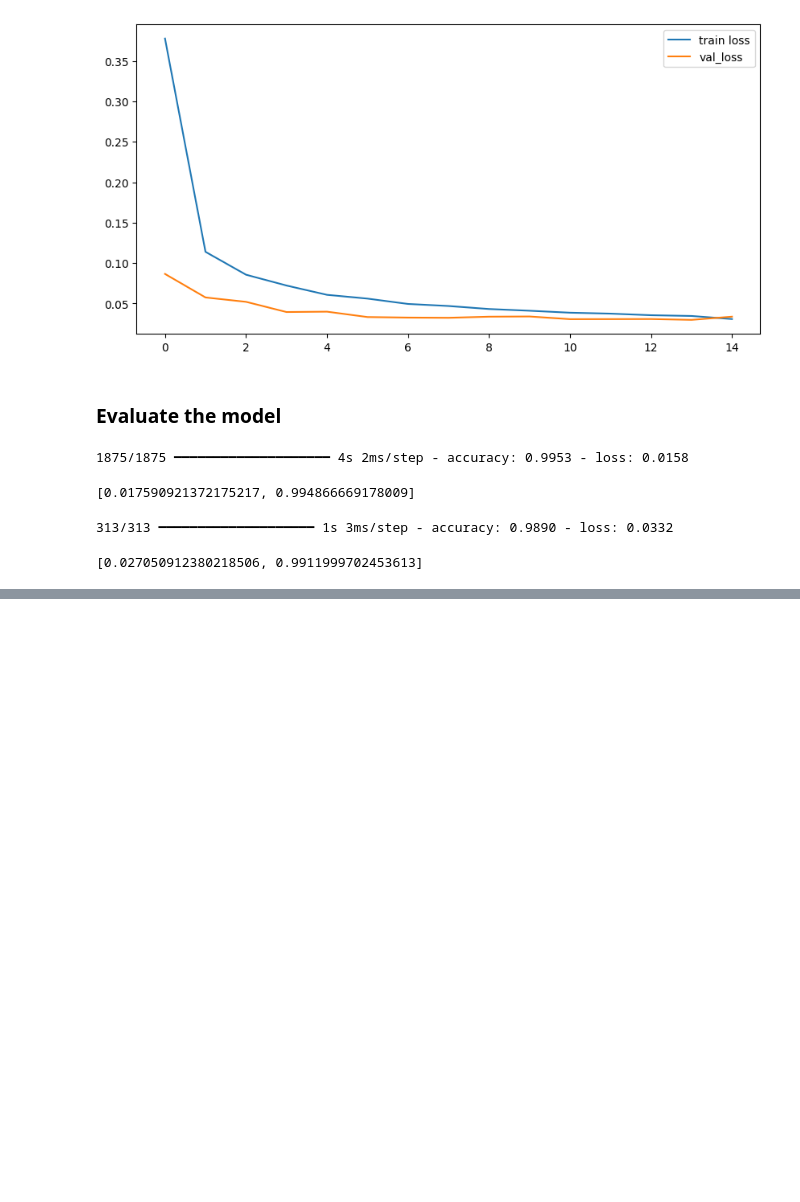
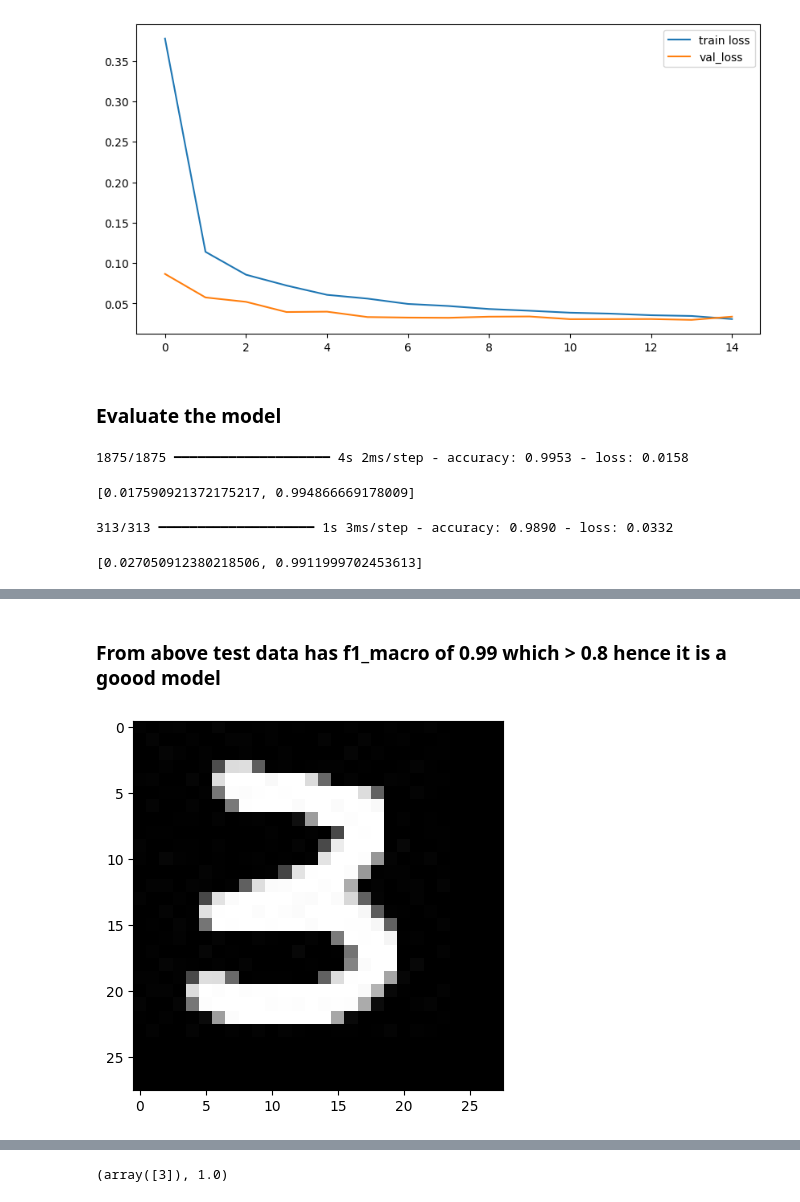
Before and after one commit to utkarshg1/Test1, a Jupyter notebook: CNN.ipynb, the cells around one changed output, grey strips where cells are left out. Drawn from its saved outputs; the diff is of its cells as text; code cells hidden in the pictures; blank space fills up the shorter version.

```diff
--- a/CNN.ipynb
+++ b/CNN.ipynb
@@ -296,0 +393,2 @@ model.evaluate(xtest_pre, ytest_pre)
+# %% [markdown]
+### From above test data has f1_macro of 0.99 which > 0.8 hence it is a goood model
@@ -296,0 +397,13 @@ model.evaluate(xtest_pre, ytest_pre)
+# %%
+def predict_label(img_path):
+  img = cv2.imread(img_path, cv2.IMREAD_GRAYSCALE)
+  plt.imshow(img, cmap="gray")
+  plt.show()
+  img = img.astype(float)/255
+  probs = model.predict(img.reshape(1, 28, 28, 1))
+  pred = np.argmax(probs, axis=1)
+  return pred, np.max(probs)
+# %%
+predict_label("/content/Img_3.jpg")
+# %% [output]
+[figure, added]
@@ -296,0 +411 @@ model.evaluate(xtest_pre, ytest_pre)
+(array([3]), 1.0)
```
Also changed, not shown: parts of 20 cells of this notebook.
